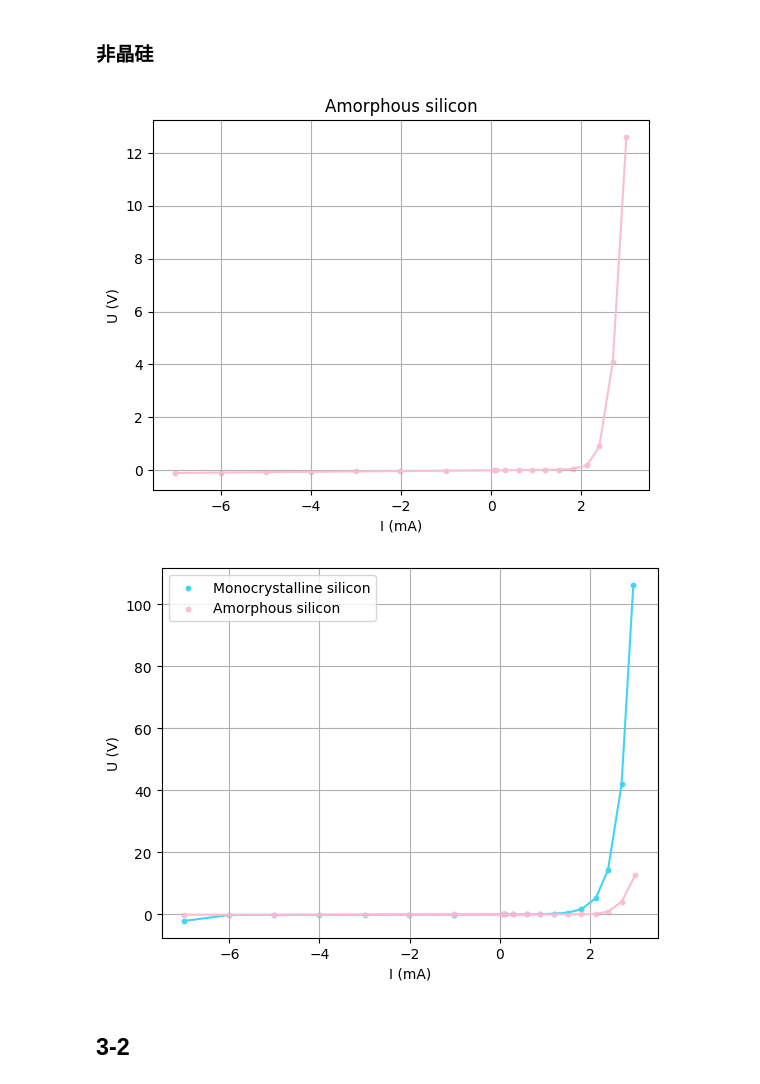
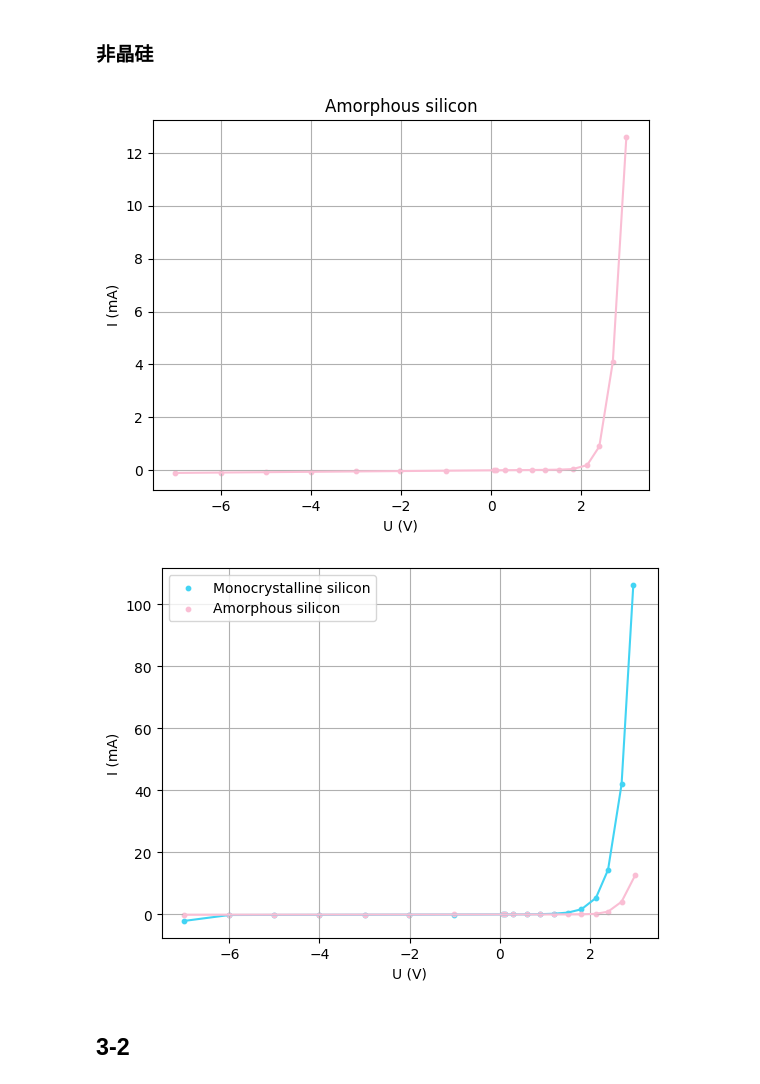
Before and after one commit to HITSZ-OpenAuto/PHYS1002, a Jupyter notebook: Exp11/太阳能电池（by longlin）.ipynb, the cells around one changed output. Cells and saved outputs as stored; diff of their text form; code cells hidden in the pictures.

```diff
--- a/Exp11/太阳能电池（by longlin）.ipynb
+++ b/Exp11/太阳能电池（by longlin）.ipynb
@@ -24,28 +24,28 @@ plt.show()
 # %%
 U_2 = [-7.00, -6.00, -5.00, -4.00, -3.00, -2.01, -1.01, 0.06, 0.11, 0.3, 0.61, 0.90, 1.20, 1.51, 1.81, 2.13, 2.40, 2.70, 3.00] # V
 I_2 = [-0.098, -0.084, -0.070, -0.056, -0.042, -0.028, -0.014, 0.001, 0.001, 0.004, 0.008, 0.012, 0.018, 0.026, 0.047, 0.196, 0.901, 4.1, 12.6] # mA
 
 plt.plot(U_2, I_2, c='#fabed4')
 plt.scatter(U_2, I_2, s=10, c='#fabed4')
-plt.xlabel('I (mA)')
-plt.ylabel('U (V)')
+plt.xlabel('U (V)')
+plt.ylabel('I (mA)')
 plt.grid(True)
 plt.title("Amorphous silicon")
 plt.show()
 # %% [output]
-[figure, old version]
+[figure, new version]
 # %%
 plt.plot(U_1, I_1, c='#42d4f4')
 plt.scatter(U_1, I_1, s=10, c='#42d4f4',label="Monocrystalline silicon")
 plt.plot(U_2, I_2, c='#fabed4')
 plt.scatter(U_2, I_2, s=10, c='#fabed4', label="Amorphous silicon")
-plt.xlabel('I (mA)')
-plt.ylabel('U (V)')
+plt.xlabel('U (V)')
+plt.ylabel('I (mA)')
 plt.grid(True)
 plt.legend()
 plt.show()
 # %% [output]
-[figure, old version]
+[figure, new version]
 # %% [markdown]
 ## 3-2
 # %%
```
Also changed, not shown: parts of 3 cells of this notebook.
